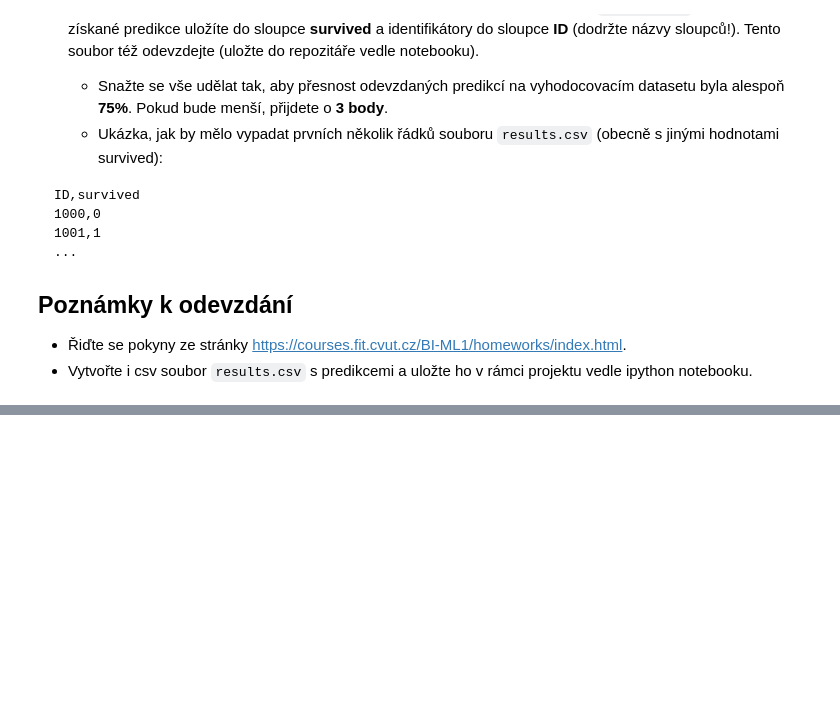
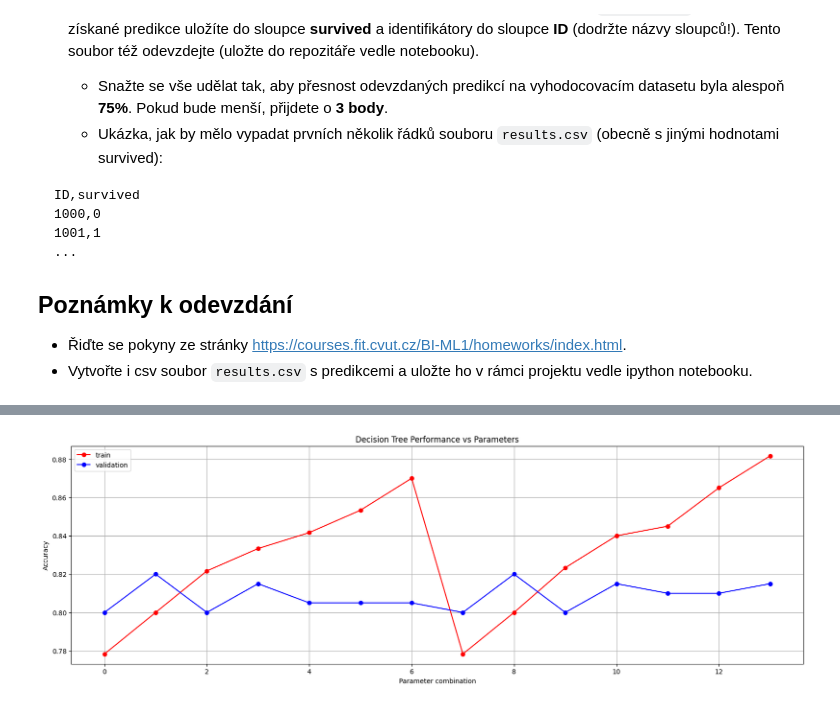
Before and after one commit to patrikherman/Titanic-passengers, a Jupyter notebook: hw1/homework_01.ipynb, the cells around one changed output, grey strips where cells are left out. Saved outputs shown, nothing was run; the diff lists cells and outputs as text; code cells hidden in the pictures; blank space fills up the shorter version.

```diff
--- a/hw1/homework_01.ipynb
+++ b/hw1/homework_01.ipynb
@@ -71,0 +83,7 @@ ID,survived
+# %%
+#First I'll print out general ovewview of dataset
+df = pd.read_csv('hw1/data.csv')
+print("\nDataset information:")
+print(df.info())
+print("\nMissing values:")
+print(df.isnull().sum())
@@ -71,0 +108,6 @@ ID,survived
+# %%
+# Split the data 60:20:20
+#We split data before preprocessing them avoiding data leakage.
+random_value = 42 #seed value for the next evaluation
+train_val, test = train_test_split(df, test_size=0.2, random_state=random_value)
+train, val = train_test_split(train_val, test_size=0.25, random_state=random_value)
@@ -71,0 +147,81 @@ ID,survived
+# %%
+#Imlementation of Decision Tree
+from sklearn.model_selection import ParameterGrid
+from sklearn import metrics
+X_train = train.drop('survived', axis=1)
+y_train = train['survived']
+X_val = val.drop('survived', axis=1)
+y_val = val['survived']
+
+param_grid = {
+    'max_depth': range(2, 9),
+    'criterion': ['entropy', 'gini']
+}
+train_acc = []
+val_acc = []
+param_comb = ParameterGrid(param_grid)
+# I will Train model for each parameter combination
+for params in param_comb:
+    dt = DecisionTreeClassifier(max_depth=params['max_depth'],
+                              criterion=params['criterion'],
+                              random_state=random_value)
+    dt.fit(X_train, y_train)
+    train_acc.append(metrics.accuracy_score(y_train, dt.predict(X_train)))
+    val_acc.append(metrics.accuracy_score(y_val, dt.predict(X_val)))
+
+# Plot results
+plt.figure(figsize=(20,6))
+plt.plot(train_acc, 'or-', label='train')
+plt.plot(val_acc, 'ob-', label='validation')
+plt.xlabel('Parameter combination')
+plt.ylabel('Accuracy')
+plt.legend()
+plt.grid(True)
+plt.title('Decision Tree Performance vs Parameters')
+
+
+best_params = param_comb[np.argmax(val_acc)]
+print('\nBest parameters:', best_params)
+
+# Train final model with best parameters
+dt = DecisionTreeClassifier(max_depth=best_params['max_depth'],
+                          criterion=best_params['criterion'],
+                          random_state=random_value)
+dt.fit(X_train, y_train)
+
+y_pred = dt.predict(X_val)
+y_pred_proba = dt.predict_proba(X_val)[:, 1]
+
+accuracy = metrics.accuracy_score(y_val, y_pred)
+f1 = f1_score(y_val, y_pred)
+fpr, tpr, _ = roc_curve(y_val, y_pred_proba)
+roc_auc = auc(fpr, tpr)
+
+print('Accuracy score (train): {:.4f}'.format(metrics.accuracy_score(y_train, dt.predict(X_train))))
+print('Accuracy score (validation): {:.4f}'.format(accuracy))
+print('F1 Score: {:.4f}'.format(f1))
+print('AUC Score: {:.4f}'.format(roc_auc))
+
+# Plot ROC curve
+plt.figure(figsize=(8,6))
+plt.plot(fpr, tpr, color='darkorange', label=f'ROC curve (AUC = {roc_auc:.2f})')
+plt.plot([0, 1], [0, 1], color='navy', linestyle='--')
+plt.xlim([0.0, 1.0])
+plt.ylim([0.0, 1.05])
+plt.xlabel('False Positive Rate')
+plt.ylabel('True Positive Rate')
+plt.title('ROC Curve - Decision Tree')
+plt.legend(loc="lower right")
+plt.grid(True)
+plt.show()
+
+#I printed out importance of features to see what factors were most important
+importance = pd.DataFrame({
+    'feature': X_train.columns,
+    'importance': dt.feature_importances_
+})
+print('\nFeature Importance:')
+print(importance.sort_values('importance', ascending=False))
+#Apparently biggest predictive value comes from sex of the passenger. Far behind it is pclass, fare and family size. Other factors are insignificant. We've managed to avoid larger overfitting.
+#The best hyperparameters are depth of 3 and usage of entropy. For validation data, the results are pretty consistent.
+# %% [output]
@@ -71,0 +233 @@ ID,survived
+[figure, added]
```
Also changed, not shown: parts of 7 cells of this notebook, 2 other files.
